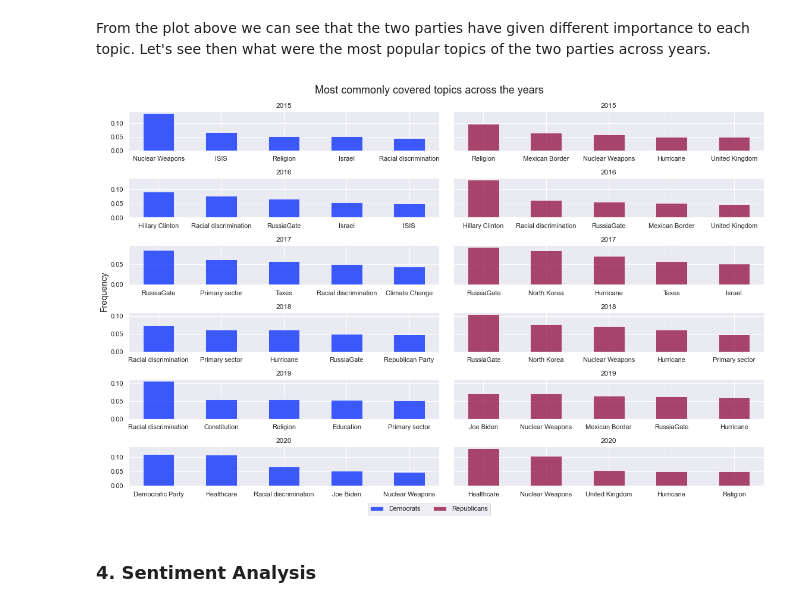
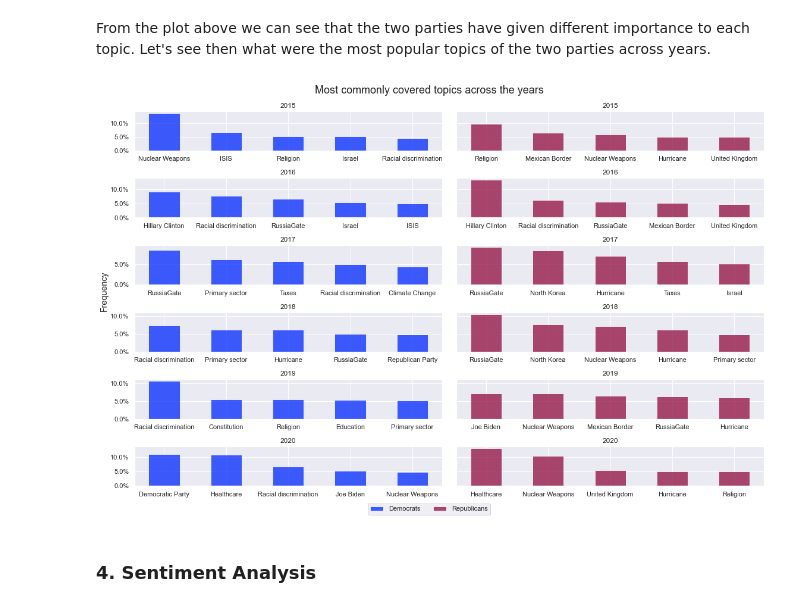
Before and after one commit to cndesabbata/Political-affiliation-predictor-from-quotes, a Jupyter notebook: ADA_project.ipynb, the cells around one changed output. Cells and saved outputs as stored; diff of their text form; code cells hidden in the pictures.

```diff
--- a/ADA_project.ipynb
+++ b/ADA_project.ipynb
@@ -457,35 +469,35 @@ each topic. Let's see then what were the most popular topics of the two parties
 # %%
 years = list(range(2015, 2021))
 dem = df_quotes_topics.loc[df_quotes_topics['party']== DEMOCRATIC_PARTY_ID]
 rep = df_quotes_topics.loc[df_quotes_topics['party']== REPUBLICAN_PARTY_ID]
 fig, axs = plt.subplots(6,2 , figsize = (15,10), sharey='row')
 for i, ax in enumerate(axs.flat):
     mask = (df_quotes_topics['Date-Time'] <= f"{years[i//2]}-12-31") & (df_quotes_topics['Date-Time'] >= f"{years[i//2]}-01-01")
     if i % 2 == 0:
         categories = dem[mask]['cluster'].value_counts(normalize=True).index[:5]
         values = dem[mask]['cluster'].value_counts(normalize=True).values[:5]
         ax.bar(categories, values, width=0.5,  label='Democrats', color=D_COLOR, alpha=ALPHA)
         ax.set_title(str(years[i//2]))
     else:
         categories = rep[mask]['cluster'].value_counts(normalize=True).index[:5]
         values = rep[mask]['cluster'].value_counts(normalize=True).values[:5]
         ax.bar(categories, values, width=0.5, label='Republicans', color=R_COLOR, alpha=ALPHA)
         ax.set_title(str(years[i//2]))
-
+    ax.get_yaxis().set_major_formatter(PercentFormatter(1))
     ax.set_xticklabels(list(categories))
 
 handles_d, labels_d = axs[0,0].get_legend_handles_labels()
 handles_r, labels_r = axs[0,1].get_legend_handles_labels()
 fig.legend(handles_d + handles_r, labels_d + labels_r, loc='lower center', ncol=2, bbox_to_anchor=(0.5, -0.03))
 
 fig.supylabel("Frequency")
 fig.suptitle("Most commonly covered topics across the years", fontsize=18)
 fig.set_size_inches(16, 10)
 fig.tight_layout()
 fig.savefig("figures/topics-per-year.png", dpi=1200, bbox_inches="tight")
 fig.show()
 # %% [output]
-[figure, old version]
+[figure, new version]
 # %% [markdown]
 ### 4. Sentiment Analysis
 # %% [markdown]
```
Also changed, not shown: parts of 27 cells of this notebook, 11 other files.
